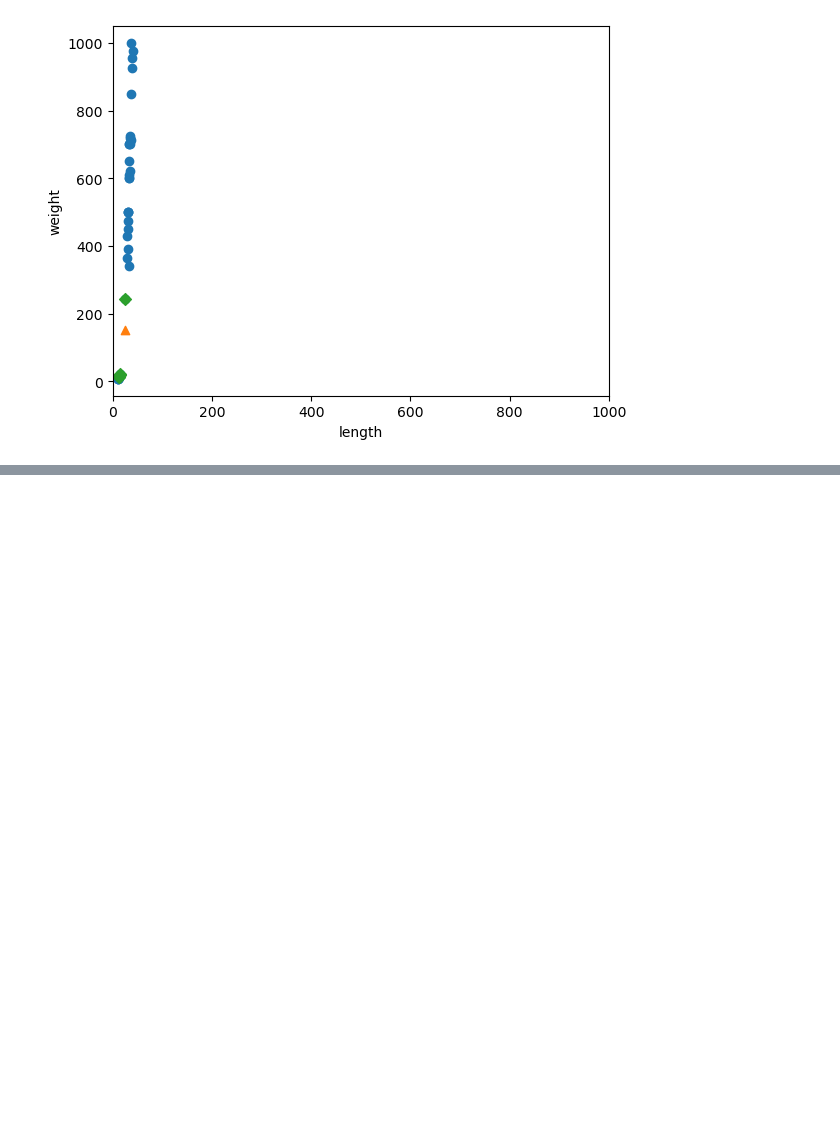
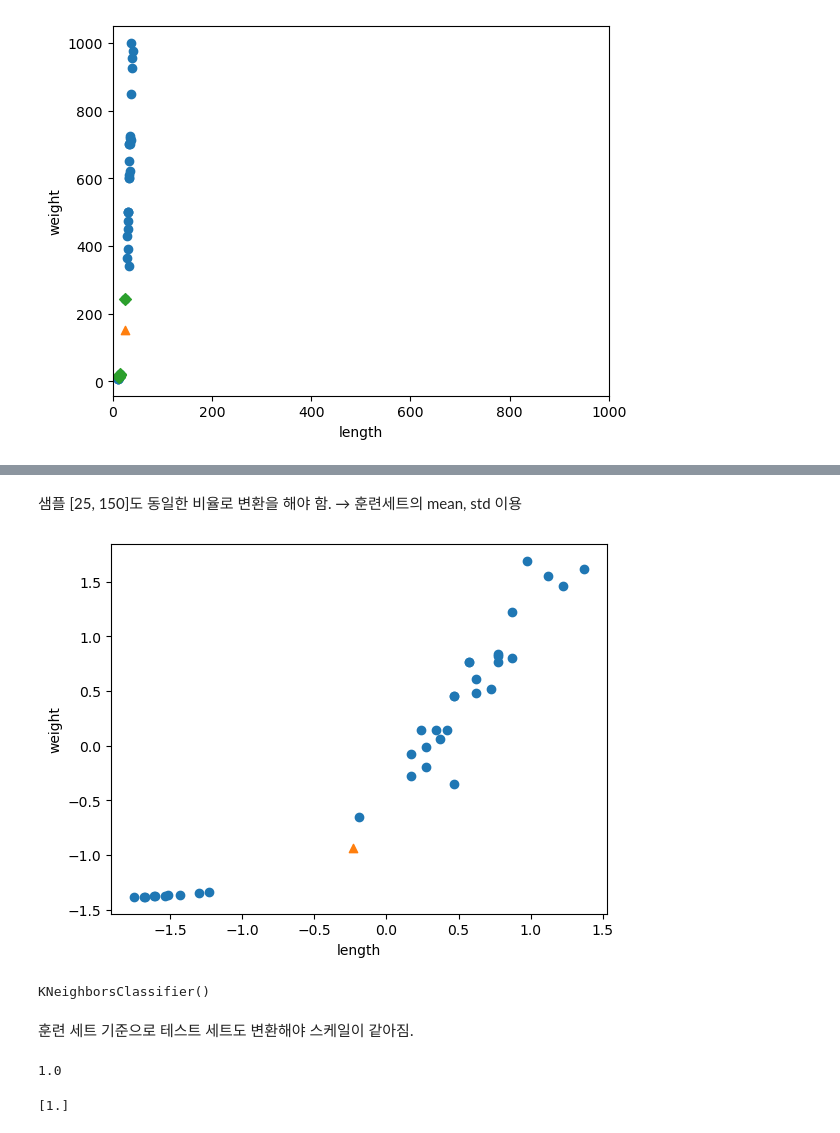
Before and after one commit to oracleaistudy/heeseung-han, a Jupyter notebook: 한희승ch02-2.ipynb, the cells around one changed output, grey strips where cells are left out. Cells and saved outputs as stored; diff of their text form; code cells hidden in the pictures; blank space fills up the shorter version.

```diff
--- a/한희승ch02-2.ipynb
+++ b/한희승ch02-2.ipynb
@@ -162,0 +183,18 @@ plt.show()
+# %% [markdown]
+샘플 [25, 150]도 동일한 비율로 변환을 해야 함. → 훈련세트의 mean, std 이용
+# %%
+new = ([25, 150] - mean) / std
+plt.scatter(train_scaled[:,0], train_scaled[:,1])
+plt.scatter(new[0], new[1], marker='^')
+plt.xlabel('length')
+plt.ylabel('weight')
+plt.show()
+# %% [output]
+[figure, added]
+# %%
+# k-최근접 이웃 모델 훈련
+kn.fit(train_scaled, train_target)
+# %% [output]
+KNeighborsClassifier()
+# %% [markdown]
+훈련 세트 기준으로 테스트 세트도 변환해야 스케일이 같아짐.
@@ -162,0 +203,10 @@ plt.show()
+# %%
+# 모델 평가
+kn.score(test_scaled, test_target)
+# %% [output]
+1.0
+# %%
+# 예측
+print(kn.predict([new]))
+# %% [output]
+[1.]
```
Also changed, not shown: parts of 8 cells of this notebook.
